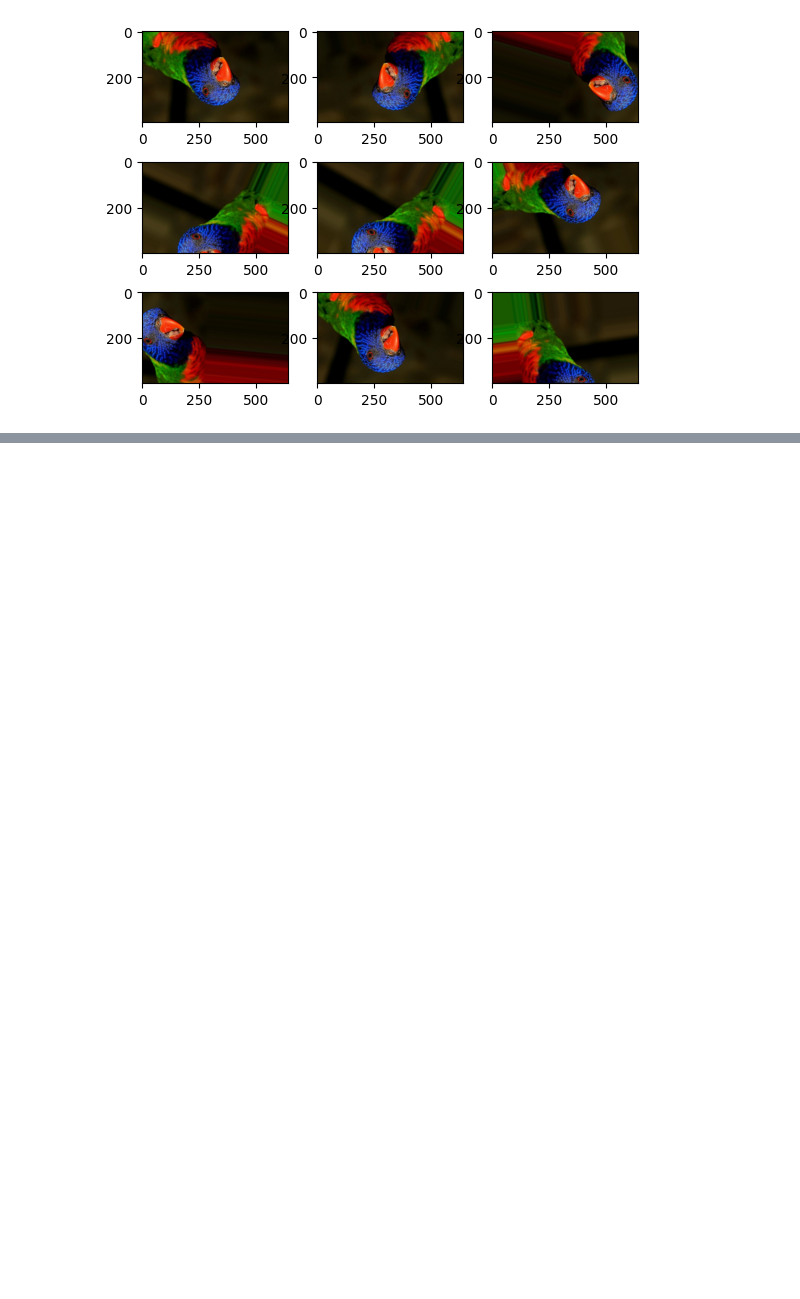
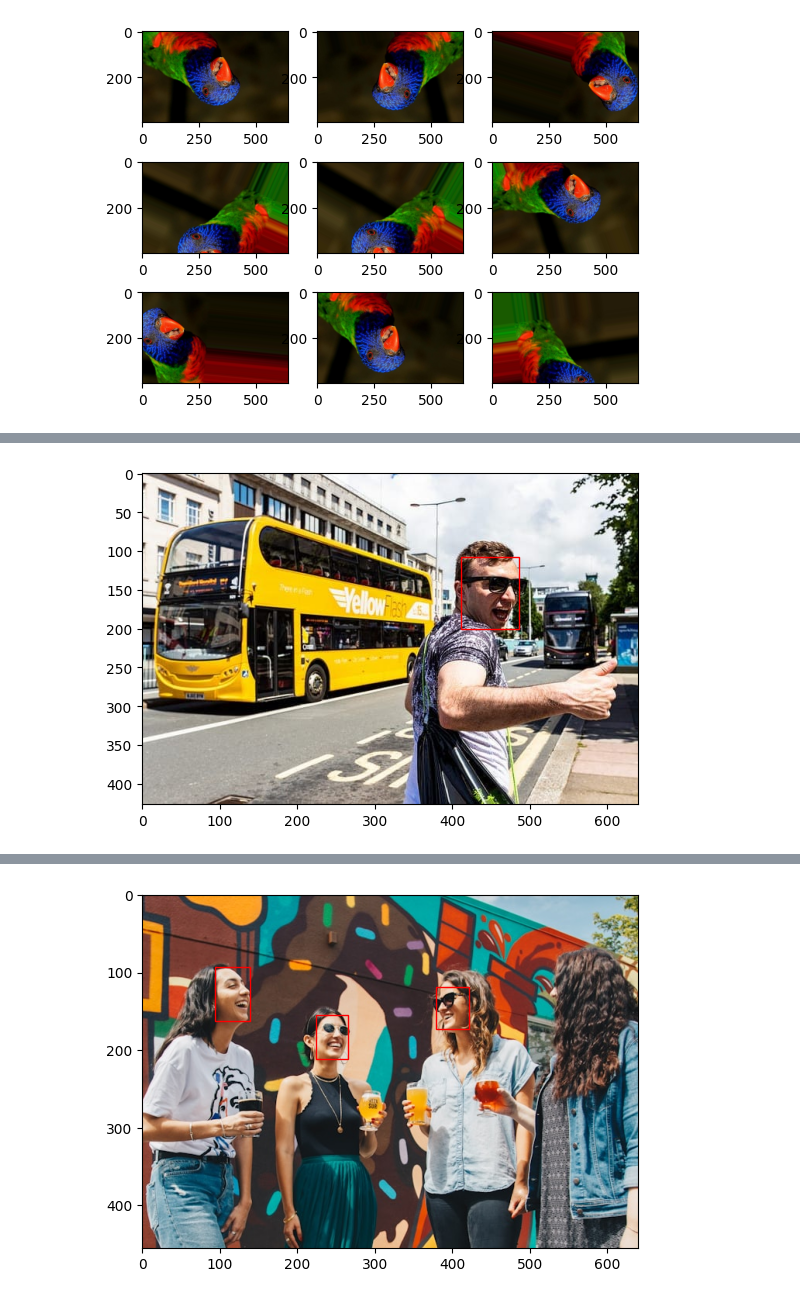
Before and after one commit to Malorn44/cv-mlmastery, a Jupyter notebook: cv.ipynb, the cells around one changed output, grey strips where cells are left out. Drawn from its saved outputs; the diff is of its cells as text; code cells hidden in the pictures; blank space fills up the shorter version.

Commit message:
Day 7
Face detection using MTCNN

```diff
--- a/cv.ipynb
+++ b/cv.ipynb
@@ -264,0 +269,20 @@ plt.show()
+# %%
+import matplotlib.pyplot as plt
+from matplotlib.patches import Rectangle
+from mtcnn.mtcnn import MTCNN
+
+def detect(image_path):
+    pixels = plt.imread(image_path)
+    detector = MTCNN()
+    faces = detector.detect_faces(pixels)
+    plt.imshow(pixels)
+    ax = plt.gca()
+    for face in faces:
+        x, y, width, height = face['box']
+        rect = Rectangle((x, y), width, height, fill=False, color='red')
+        ax.add_patch(rect)
+    plt.show()
+# %%
+detect('street.jpg')
+detect('girls.jpg')
+# %% [output]
@@ -264,0 +300 @@ plt.show()
+[figure, added]
@@ -264,0 +313 @@ plt.show()
+[figure, added]
```
Also changed, not shown: parts of 2 cells of this notebook, 2 other files.
